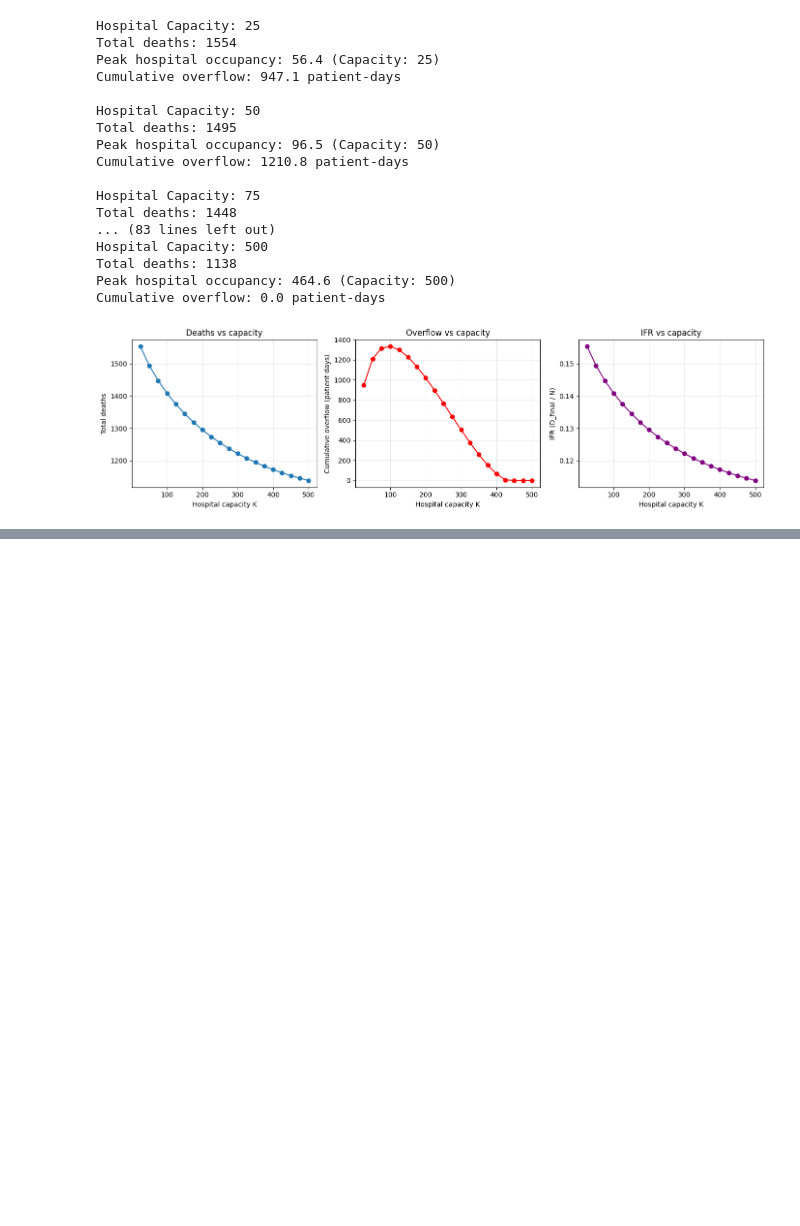
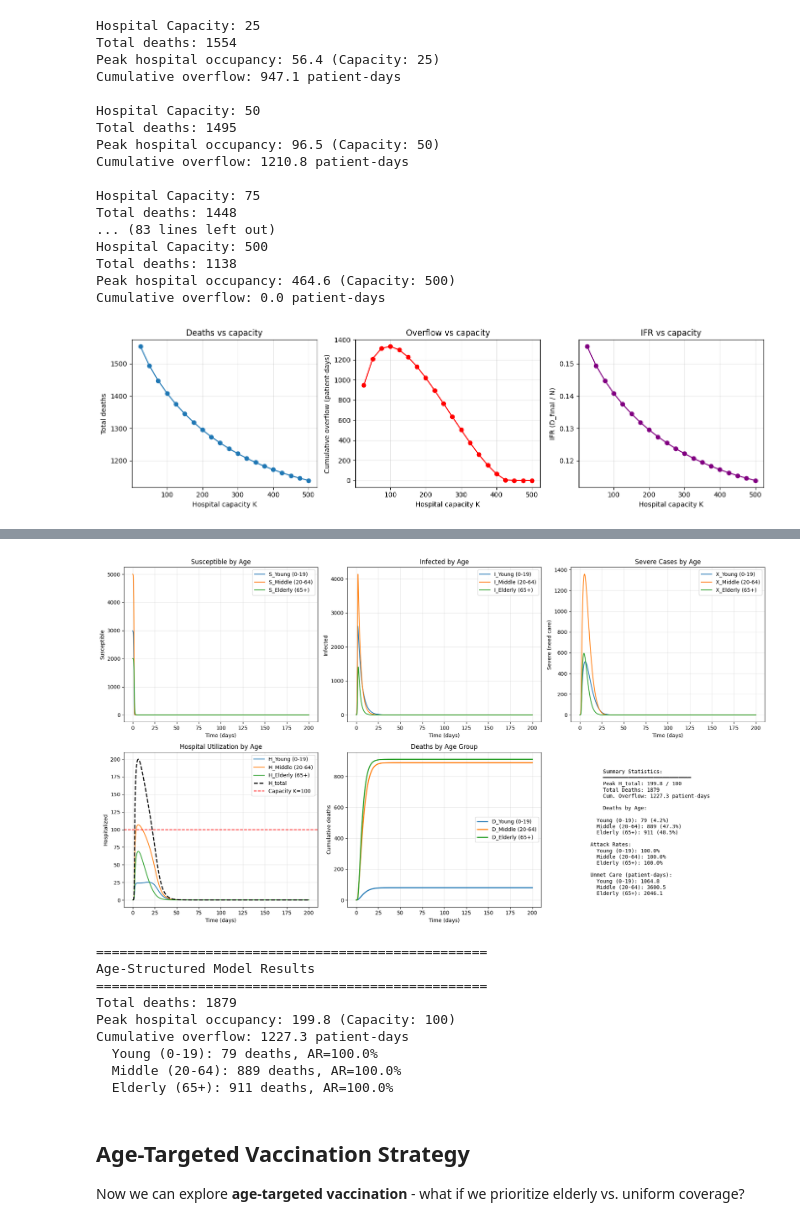
Before and after one commit to JasonHunter95/hospital-model, a Jupyter notebook: hospital.ipynb, the cells around one changed output, grey strips where cells are left out. Cells and saved outputs as stored; diff of their text form; code cells hidden in the pictures; blank space fills up the shorter version.

```diff
--- a/hospital.ipynb
+++ b/hospital.ipynb
@@ -464,0 +471,34 @@ Cumulative overflow: 0.0 patient-days
+# %%
+# Run age-structured simulation
+results = simulate_age_structured_model(
+    beta=0.5,
+    age_params=age_params,
+    contact_matrix=contact_matrix,
+    hosp_capacity=100,
+    hill_coef=4,
+    coverage=0.1,  # Uniform coverage
+    VE=0.7,
+    age_pops=age_pops,
+    theta_X=0.5,
+    theta_H=0.3,
+    Tmax=200,
+    time_step=0.1
+)
+
+plot_age_structured_results(results, hosp_capacity=100,
+                           age_labels=['Young (0-19)', 'Middle (20-64)', 'Elderly (65+)'])
+# %% [output]
+[figure, added]
+==================================================
+Age-Structured Model Results
+==================================================
+Total deaths: 1879
+Peak hospital occupancy: 199.8 (Capacity: 100)
+Cumulative overflow: 1227.3 patient-days
+  Young (0-19): 79 deaths, AR=100.0%
+  Middle (20-64): 889 deaths, AR=100.0%
+  Elderly (65+): 911 deaths, AR=100.0%
+# %% [markdown]
+## Age-Targeted Vaccination Strategy
+
+Now we can explore **age-targeted vaccination** - what if we prioritize elderly vs. uniform coverage?
```
Also changed, not shown: parts of 39 cells of this notebook, 5 other files.
